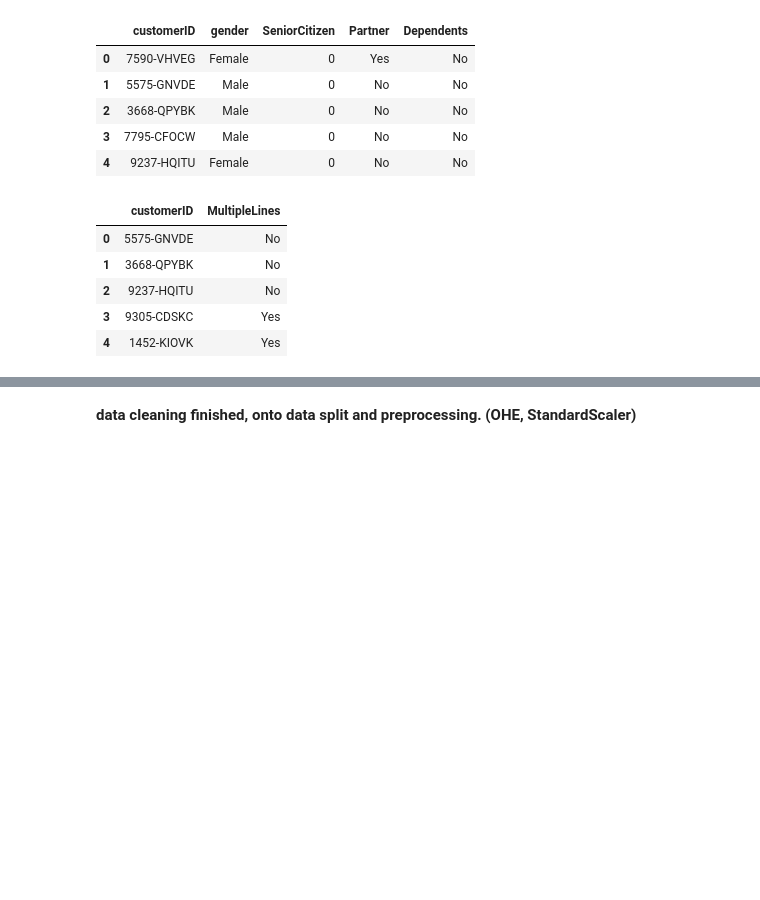
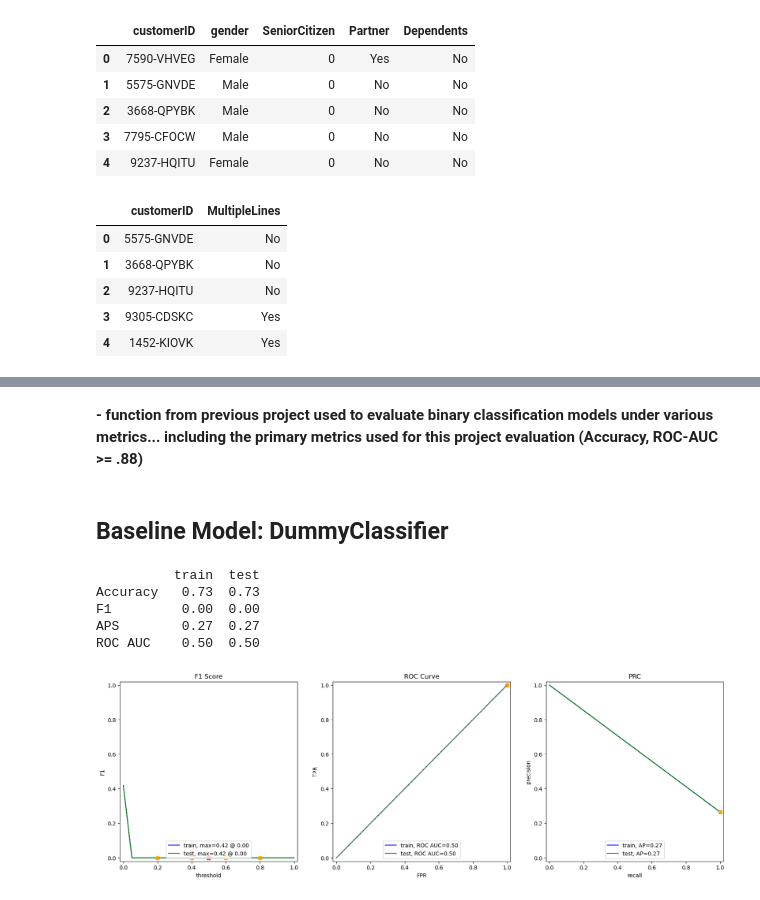
Before and after one commit to avonmims/101010.ds, a Jupyter notebook: School-Projects/Sprint-17-Final-Project/s17_solution.ipynb, the cells around one changed output, grey strips where cells are left out. Saved outputs shown, nothing was run; the diff lists cells and outputs as text; code cells hidden in the pictures; blank space fills up the shorter version.

Commit message:
project almost complete, adding features to improve scores

```diff
--- a/School-Projects/Sprint-17-Final-Project/s17_solution.ipynb
+++ b/School-Projects/Sprint-17-Final-Project/s17_solution.ipynb
@@ -159,0 +193,37 @@ display(data.head())
+# %%
+    #!! OHE categorical features, dropping customerID
+data_ohe = pd.get_dummies(data.drop('customerID', axis=1), drop_first=True)
+
+    #!! splitting data into train and test sets (80/20), stratifying on target variable 'churned' (imbalanced classes)
+data_train, data_test = train_test_split(data_ohe, test_size=0.2, random_state=777, stratify=data_ohe['churned'])
+
+    #!! training set features and target
+features_train = data_train.drop('churned', axis=1)
+target_train = data_train['churned']
+
+    #!! test set features and target
+features_test = data_test.drop('churned', axis=1)
+target_test = data_test['churned']
+
+    #!! initiating StandardScaler
+numeric = ['monthly_charges', 'total_charges', 'tenure_month']
+scaler = StandardScaler()
+scaler.fit(features_train[numeric])
+
+    #!! scaling non-binary numeric columns
+features_train[numeric] = scaler.transform(features_train[numeric])
+features_test[numeric] = scaler.transform(features_test[numeric])
+
+#display(data_ohe.head())
+#print(data_ohe.info())
+
+display(data_train.head())
+#print(data_train.info())
+#print(data_train['churned'].value_counts())
+
+display(data_test.head())
+#print(data_test.info())
+#print(data_test['churned'].value_counts())
+
+display(features_train.head())
+display(features_test.head())
@@ -160,2 +352,17 @@ display(data.head())
 # %% [markdown]
-**data cleaning finished, onto data split and preprocessing. (OHE, StandardScaler)**
+**- function from previous project used to evaluate binary classification models under various metrics... including the primary metrics used for this project evaluation (Accuracy, ROC-AUC >= .88)**
+# %% [markdown]
+## Baseline Model: DummyClassifier
+# %%
+    #!! establishing baseline model (Dummy Classifier)
+dummy_model = DummyClassifier(strategy='most_frequent', random_state=777)
+dummy_model.fit(features_train, target_train)
+
+evaluate_model(dummy_model, features_train, target_train, features_test, target_test)
+# %% [output]
+          train  test
+Accuracy   0.73  0.73
+F1         0.00  0.00
+APS        0.27  0.27
+ROC AUC    0.50  0.50
+[figure, added]
```
Also changed, not shown: parts of 34 cells of this notebook, 4 other files.
